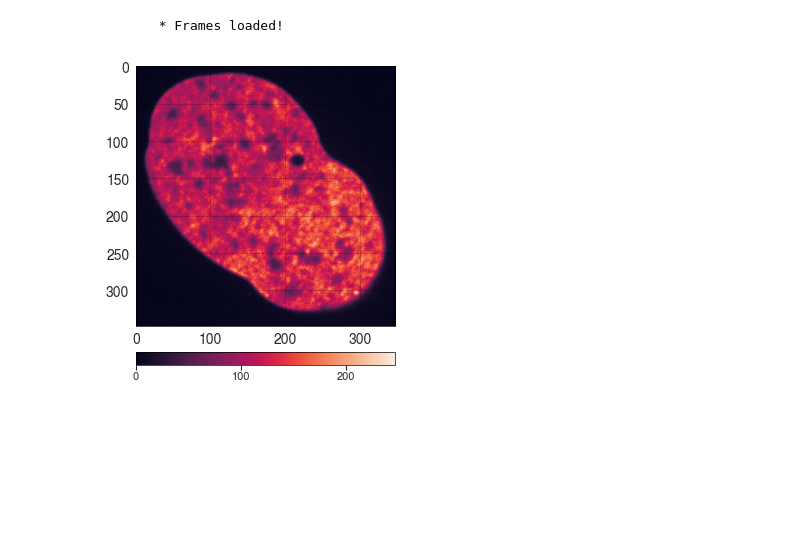
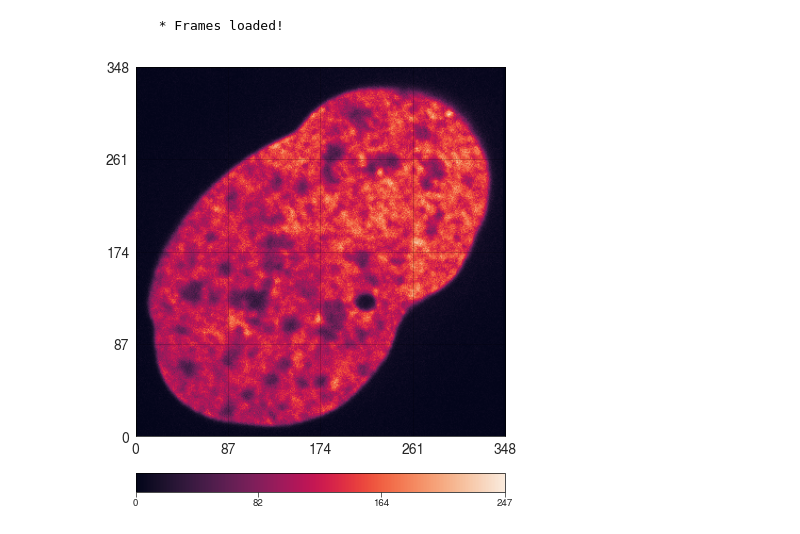
Before and after one commit to marwan-abdellah/hidpy, a Jupyter notebook: notebooks/02-hidpy-stage-1.ipynb, the cells around one changed output. Cells and saved outputs as stored; diff of their text form; code cells hidden in the pictures; blank space fills up the shorter version.

```diff
--- a/notebooks/02-hidpy-stage-1.ipynb
+++ b/notebooks/02-hidpy-stage-1.ipynb
@@ -64,56 +64,10 @@ NOTE: The output path [/ssd1/projects/hidpy/notebooks/../output-paper/] exists
         * Name: /ssd1/projects/hidpy/notebooks/../data/microscopes/h2b/u2os-h2bgfp-serum-3.avi
         * Number Frames 150     * FPS: 7.000000
         * Frames loaded!
-# %%
-# Plot the frames
-
-import seaborn
-from matplotlib import ticker
-from matplotlib import colors
-
-
-from matplotlib import pyplot
-plotting.verify_plotting_packages()
-
-font_size = 10
-seaborn.set_style("whitegrid")
-pyplot.rcParams['axes.grid'] = 'True'
-pyplot.rcParams['grid.linewidth'] = 0.5
-pyplot.rcParams['grid.color'] = 'black'
-pyplot.rcParams['grid.alpha'] = 0.25
-pyplot.rcParams['font.family'] = 'NimbusSanL'
-pyplot.rcParams['font.monospace'] = 'Regular'
-pyplot.rcParams['font.style'] = 'normal'
-pyplot.rcParams['axes.labelweight'] = 'light'
-pyplot.rcParams['axes.linewidth'] = 0.5
-pyplot.rcParams['axes.labelsize'] = font_size
-pyplot.rcParams['xtick.labelsize'] = font_size
-pyplot.rcParams['ytick.labelsize'] = font_size
-pyplot.rcParams['legend.fontsize'] = font_size
-pyplot.rcParams['figure.titlesize'] = font_size
-pyplot.rcParams['axes.titlesize'] = font_size
-pyplot.rcParams['xtick.major.pad'] = '1'
-pyplot.rcParams['ytick.major.pad'] = '1'
-pyplot.rcParams['axes.edgecolor'] = '0'
-
-cmap = colors.ListedColormap(['b','g','y','r'])
-bounds=[0,1,2,3,4]
-norm = colors.BoundaryNorm(bounds, cmap.N)
-
-
-#plotting.plot_frame(frames[0], '', '')
-fig, ax = pyplot.subplots()
-im = pyplot.imshow(frames[0])
-cax = ax.inset_axes([0.00, -0.15, 1.0, 0.05])
-CB = pyplot.colorbar(im, ax=ax, cax=cax, orientation="horizontal")
-CB.ax.tick_params(labelsize=8)
-tick_locator = ticker.MaxNLocator(nbins=3)
-CB.locator = tick_locator
-
-CB.update_ticks()
-
-pyplot.savefig('/projects/hidpy/output2/frame.png', dpi=300, bbox_inches='tight')
-# %% [output]
-[figure, removed]
+# %%
+# Plot the first frames
+plotting.plot_frame(frame=frames[0], output_directory=output_directory, frame_prefix='input_sequence_frame_0')
+# %% [output]
+[figure, added]
 # %%
 ################# PLEASE DON'T EDIT THIS PANEL #################
```
Also changed, not shown: parts of 6 cells of this notebook, 3 other files.
